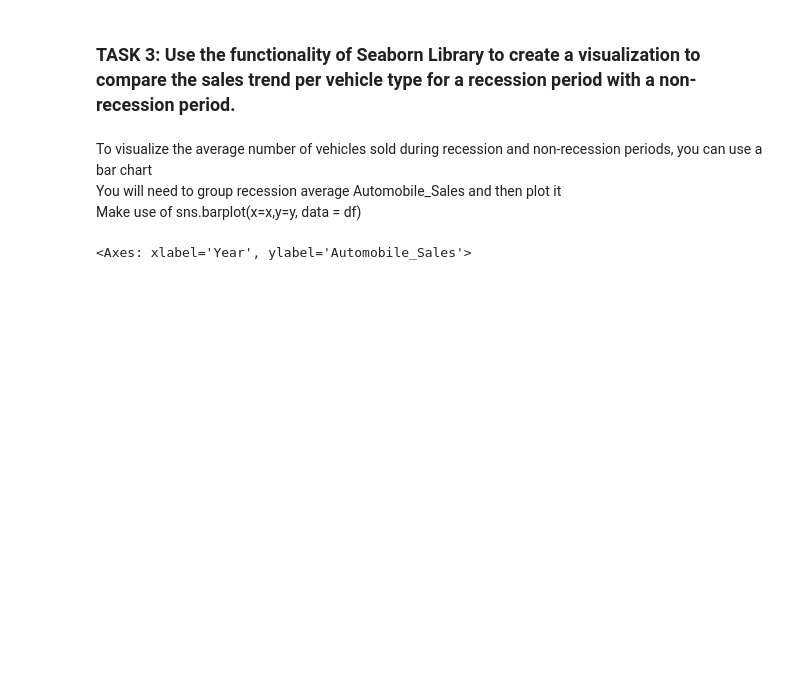
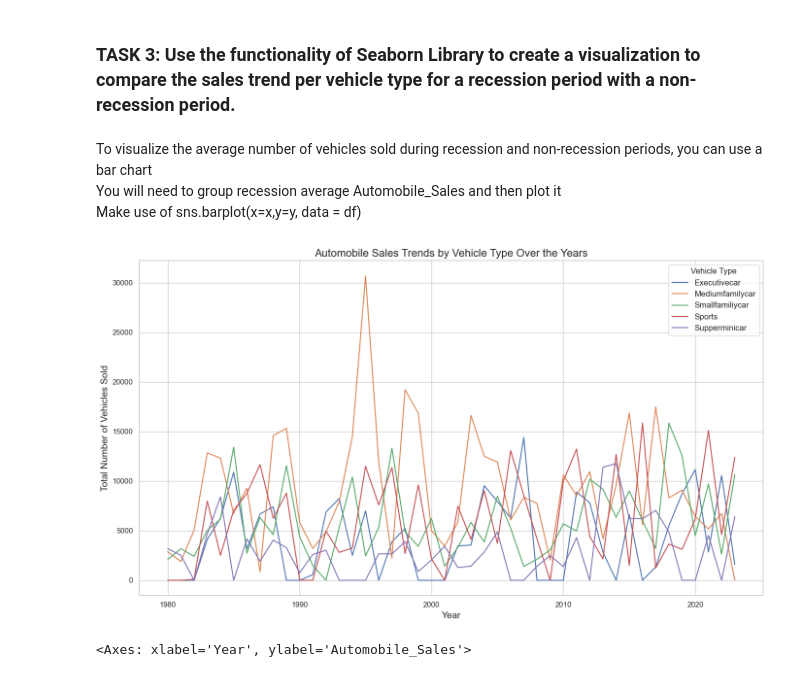
Before and after one commit to edwei06/data_science_2024_fall, a Jupyter notebook: data_science_hw2/hw2_automobile/hw2_automobile.ipynb, the cells around one changed output. Saved outputs shown, nothing was run; the diff lists cells and outputs as text; code cells hidden in the pictures; blank space fills up the shorter version.

```diff
--- a/data_science_hw2/hw2_automobile/hw2_automobile.ipynb
+++ b/data_science_hw2/hw2_automobile/hw2_automobile.ipynb
@@ -321,6 +352,41 @@ Text(1997, 40000, 'Recession 2000-2001')
 <p>To visualize the average number of vehicles sold during recession and non-recession periods, you can use a bar chart
         <br> You will need to group recession average Automobile_Sales and then plot it<br>
     Make use of sns.barplot(x=x,y=y, data = df)</p>
+# %%
+df = pd.read_csv('historical_automobile_sales.csv')
+df['Date'] = pd.to_datetime(df['Date'])
+
+# convert 'Recession' and 'Vehicle_Type' to categorical types
+df['Recession'] = df['Recession'].astype('category')
+df['Vehicle_Type'] = df['Vehicle_Type'].astype('category')
+
+# group by 'Year' and 'Vehicle_Type' and calculate total sales
+annual_sales = df.groupby(['Year', 'Vehicle_Type'])['Automobile_Sales'].sum().reset_index()
+annual_sales.rename(columns={'Automobile_Sales': 'Total_Sales'}, inplace=True)
+
+# print(annual_sales.head())
+sns.set(style="whitegrid")
+
+# Initialize
+plt.figure(figsize=(14, 8))
+
+# create a line plot
+sns.lineplot(
+    data=annual_sales,
+    x='Year',
+    y='Total_Sales',
+    hue='Vehicle_Type'
+)
+
+# add titles and labels
+plt.title('Automobile Sales Trends by Vehicle Type Over the Years', fontsize=16)
+plt.xlabel('Year', fontsize=14)
+plt.ylabel('Total Number of Vehicles Sold', fontsize=14)
+plt.legend(title='Vehicle Type', fontsize=12, title_fontsize=12)
+plt.tight_layout()
+plt.show()
+# %% [output]
+[figure, added]
 # %%
 # your code here
 # %% [output]
```
Also changed, not shown: parts of 6 cells of this notebook.
